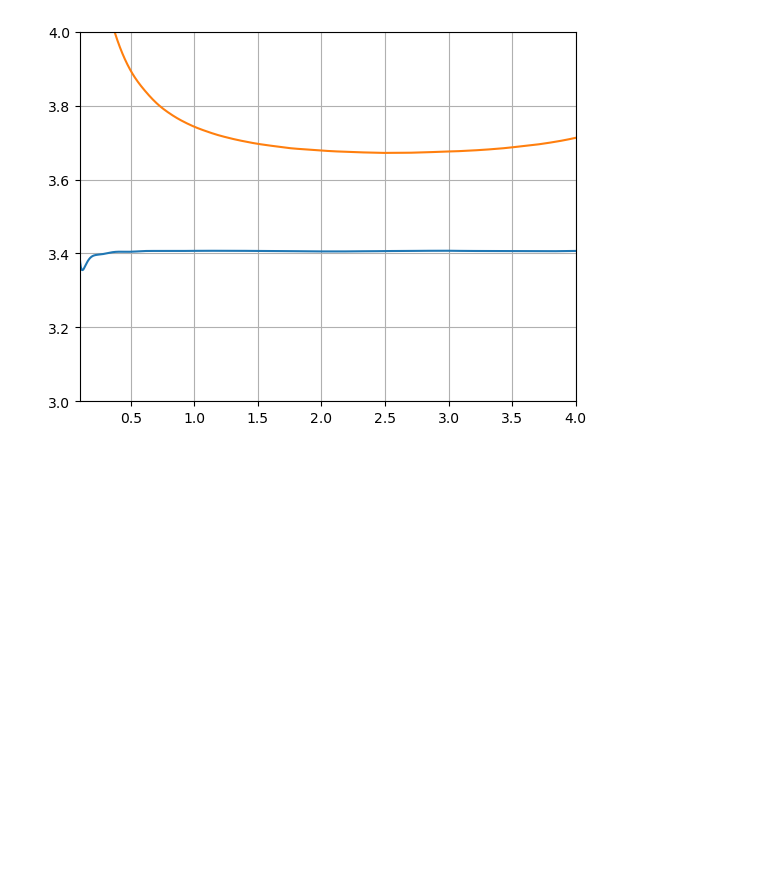
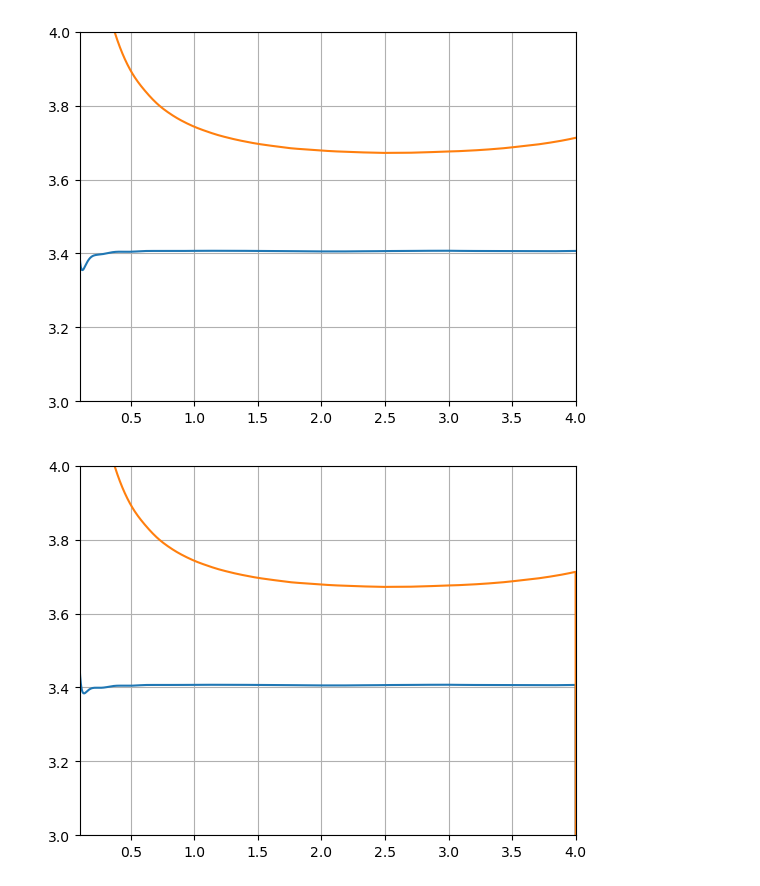
Before and after one commit to tls54/THz-TDS, a Jupyter notebook: Notebooks/gaas.ipynb, the cells around one changed output. Cells and saved outputs as stored; diff of their text form; code cells hidden in the pictures; blank space fills up the shorter version.

```diff
--- a/Notebooks/gaas.ipynb
+++ b/Notebooks/gaas.ipynb
@@ -158,3 +161,11 @@ plt.ylim([3, 4])
 plt.grid()
 # %% [output]
 [figure]
+# %%
+plt.plot(f, extractor1.get_refractive_index_data()['real_part'])
+plt.plot(f, extractor2.get_refractive_index_data()['real_part'])
+plt.xlim([.1, 4])
+plt.ylim([3, 4])
+plt.grid()
+# %% [output]
+[figure, added]
```
Also changed, not shown: parts of 3 cells of this notebook, 3 other files.
